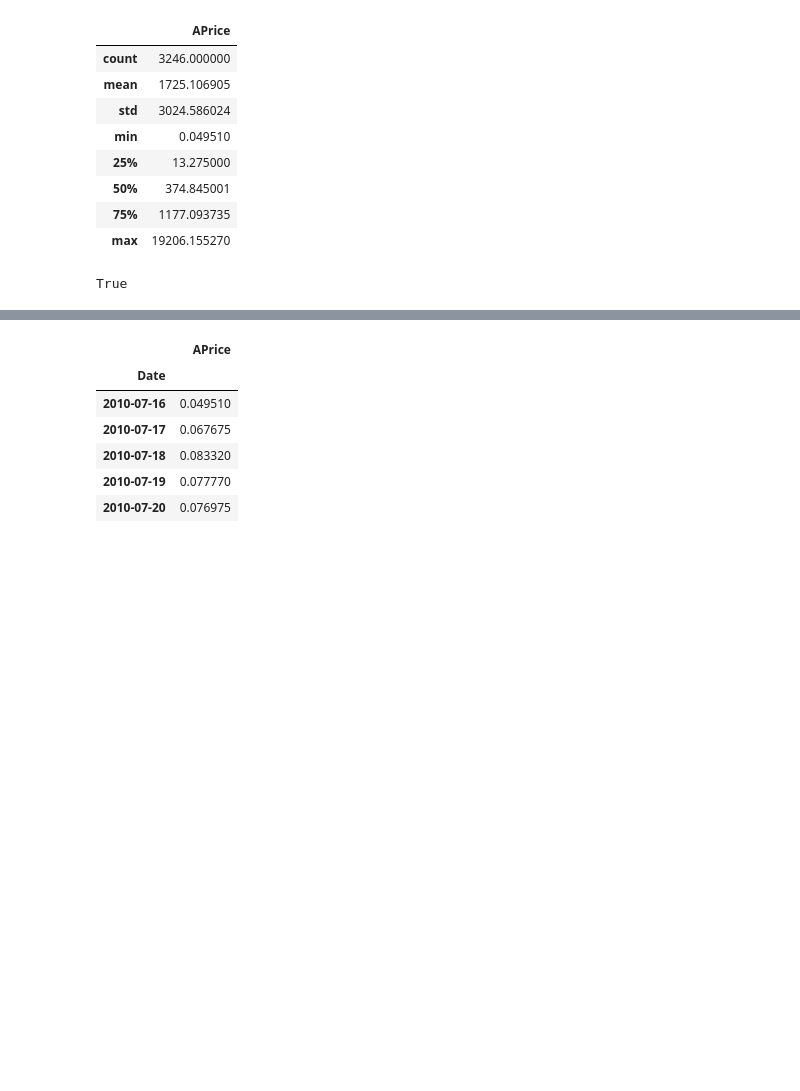
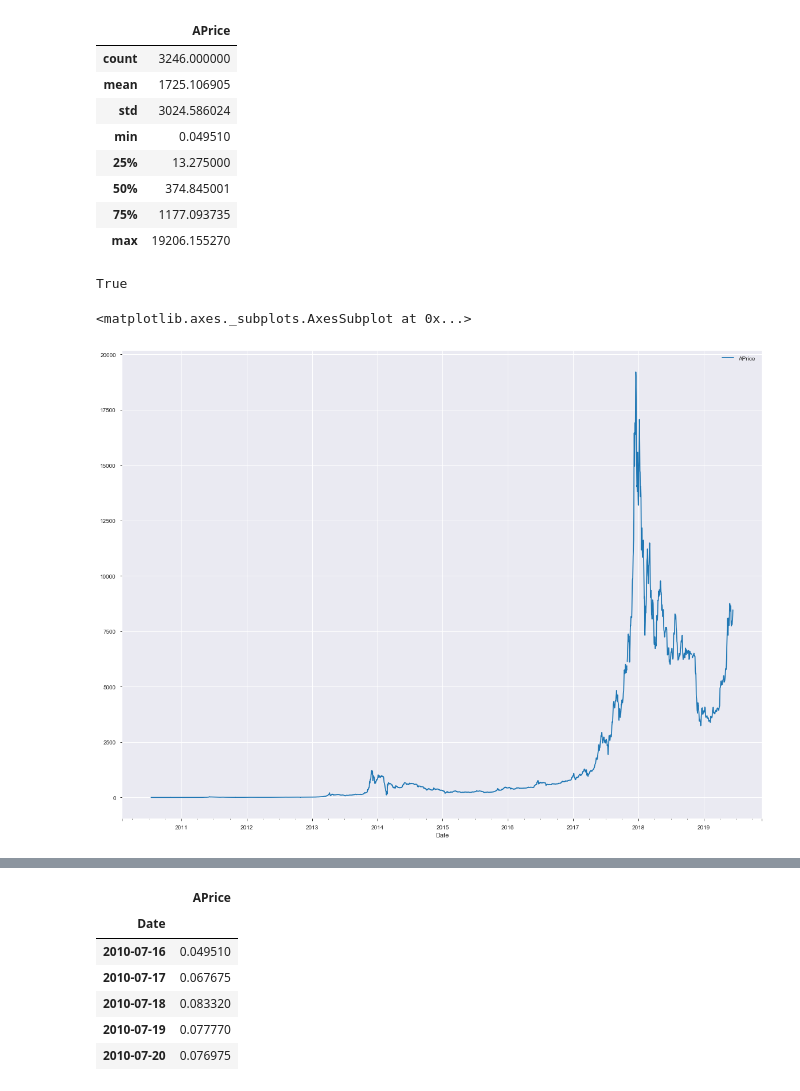
Before and after one commit to prakashmadai10/Bitcoin-Time-Series-Forecasting, a Jupyter notebook: Bitcoin ARIMA Time Series.ipynb, the cells around one changed output, grey strips where cells are left out. Drawn from its saved outputs; the diff is of its cells as text; code cells hidden in the pictures; blank space fills up the shorter version.

```diff
--- a/Bitcoin ARIMA Time Series.ipynb
+++ b/Bitcoin ARIMA Time Series.ipynb
@@ -98,6 +98,11 @@ import cufflinks as cf
 import plotly.offline
 cf.go_offline()
 cf.set_config_file(offline=False, world_readable=True)
+# %%
+df1.plot(figsize=(20,15))
+# %% [output]
+<matplotlib.axes._subplots.AxesSubplot at 0x...>
+[figure, added]
 # %%
 df1.iplot()
 # %% [output]
```
Also changed, not shown: parts of 11 cells of this notebook, 2 other files.
